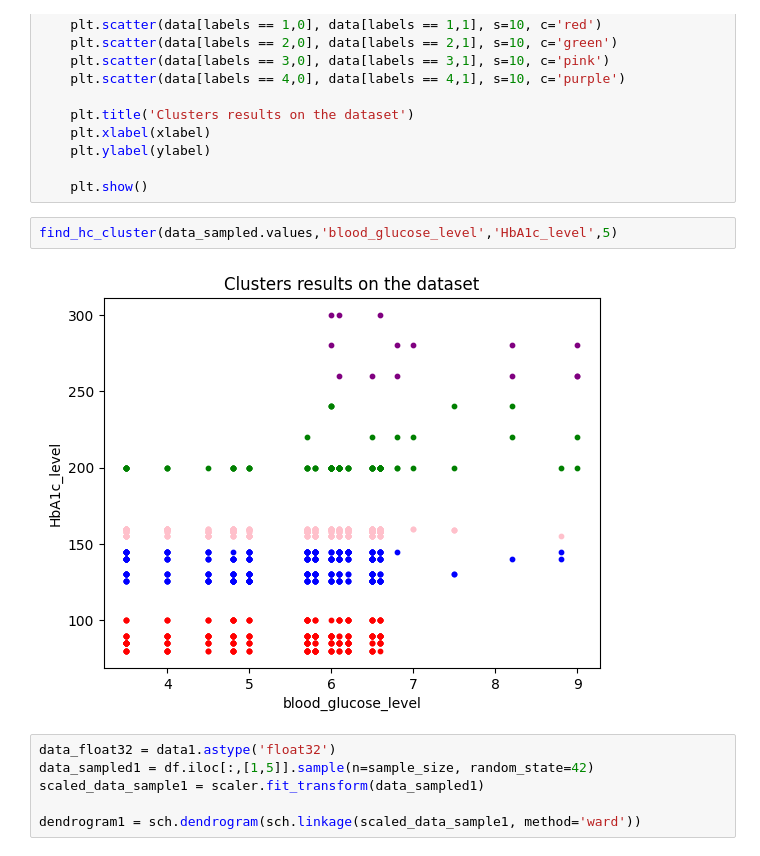
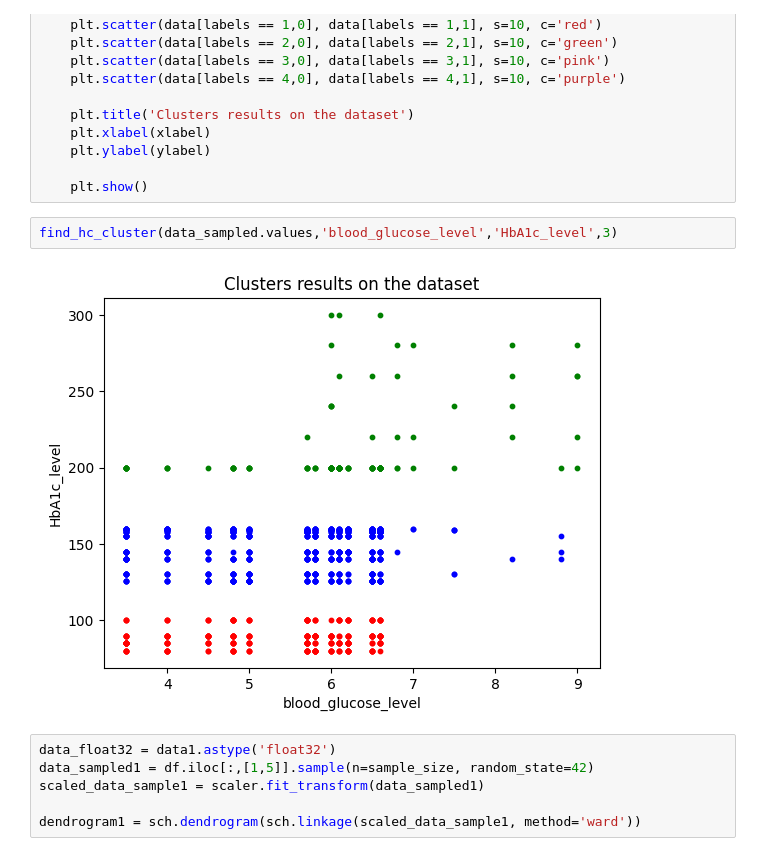
Before and after one commit to ahghanbarpour/MachineLearning, a Jupyter notebook: DiabetesProject.ipynb, the cells around one changed output. Saved outputs shown, nothing was run; the diff lists cells and outputs as text.

```diff
--- a/DiabetesProject.ipynb
+++ b/DiabetesProject.ipynb
@@ -413,9 +413,9 @@ def find_hc_cluster(data,xlabel,ylabel,n):
 
     plt.show()
 # %%
-find_hc_cluster(data_sampled.values,'blood_glucose_level','HbA1c_level',5)
+find_hc_cluster(data_sampled.values,'blood_glucose_level','HbA1c_level',3)
 # %% [output]
-[figure, old version]
+[figure, new version]
 # %%
 data_float32 = data1.astype('float32')
 data_sampled1 = df.iloc[:,[1,5]].sample(n=sample_size, random_state=42)
```
